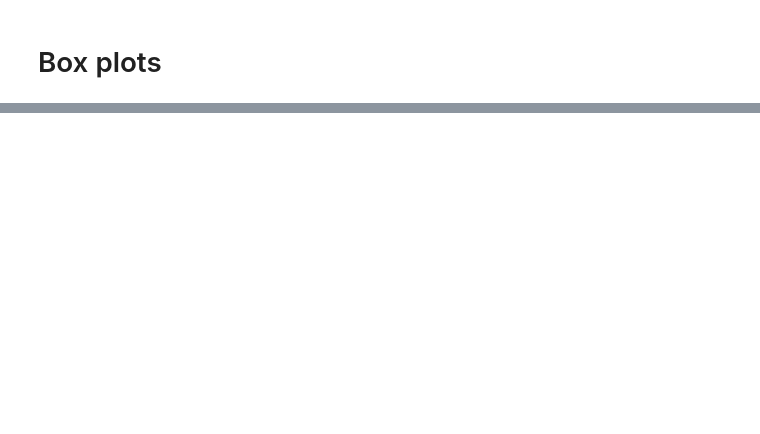
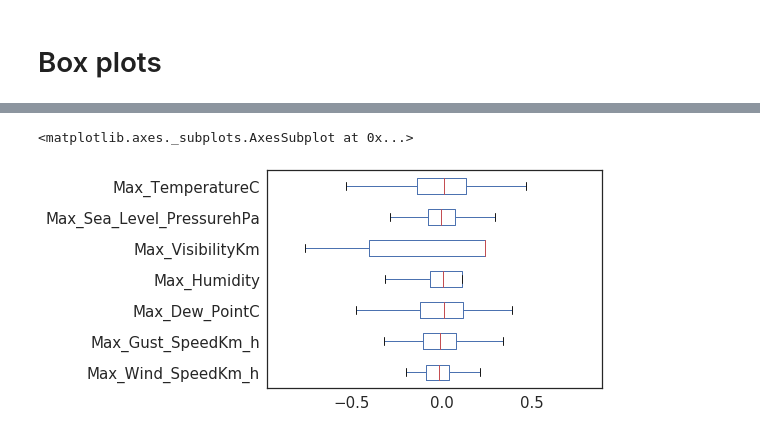
Before and after one commit to mirkomantovani/DMTM-project-BIP, a Jupyter notebook: 1.1_Exploration_Measure_of_Spread.ipynb, the cells around one changed output, grey strips where cells are left out. Saved outputs shown, nothing was run; the diff lists cells and outputs as text; code cells hidden in the pictures; blank space fills up the shorter version.

```diff
--- a/1.1_Exploration_Measure_of_Spread.ipynb
+++ b/1.1_Exploration_Measure_of_Spread.ipynb
@@ -162,5 +162,2 @@ df_norm.var(axis=0).plot(kind='bar')
 # %% [markdown]
 # Box plots
-# %%
-sns.set_context("notebook", font_scale=1.5, rc={"lines.linewidth": 1})
-sns.boxplot(x="NumberOfSales", y="NumberOfCustomers", data=df[numerical_variables_with_class])
@@ -168,0 +196,10 @@ NameError: name 'numerical_variables_with_class' is not defined
+# %%
+max_num = [x for x in numerical if x.startswith('Max')]
+mean_num = [x for x in numerical if x.startswith('Mean')]
+min_num = [x for x in numerical if x.startswith('Min')]
+
+
+df_norm[max_num].plot.box(vert=False)
+# %% [output]
+<matplotlib.axes._subplots.AxesSubplot at 0x...>
+[figure, added]
```
Also changed, not shown: parts of 18 cells of this notebook.
